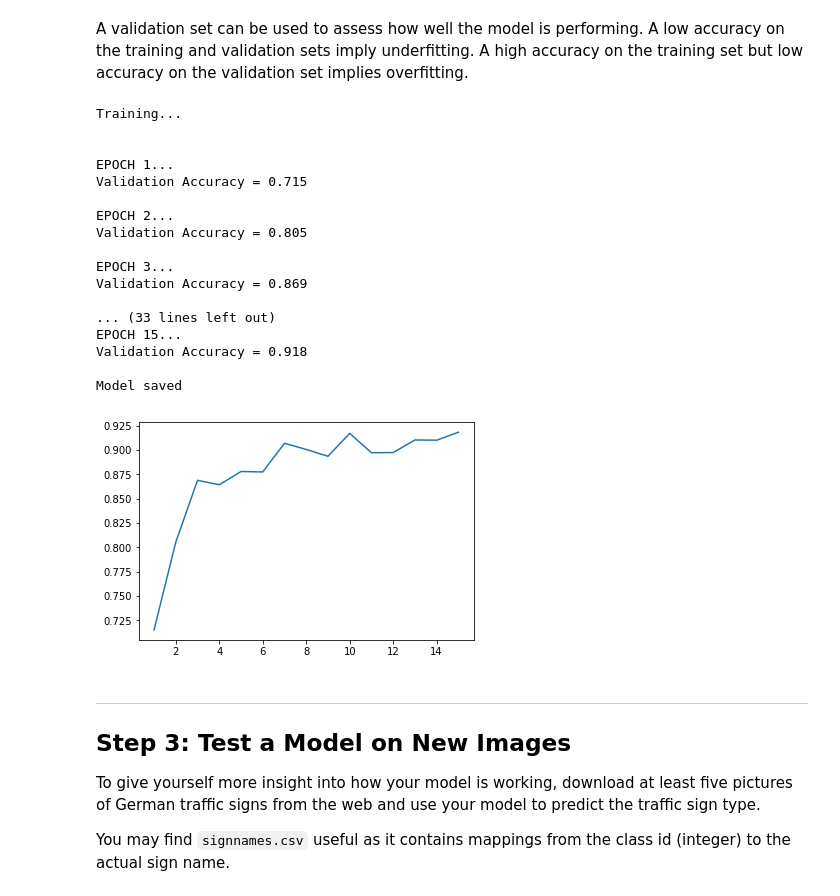
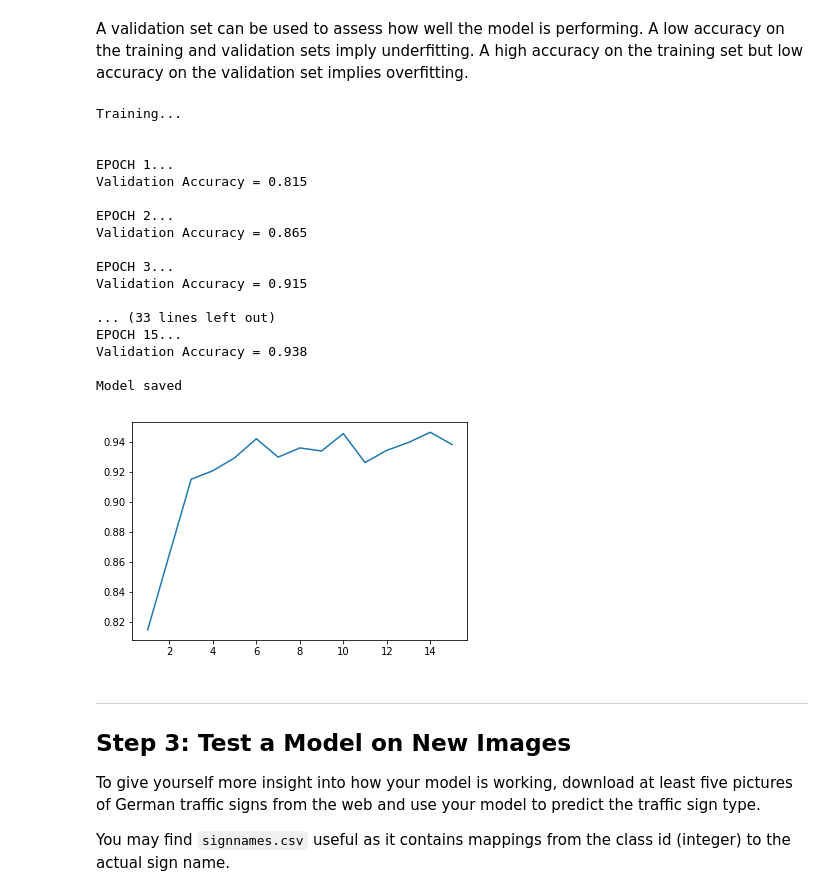
Before and after one commit to RobinCPC/CarND-Traffic-Sign-Classifier-Project, a Jupyter notebook: Traffic_Sign_Classifier.ipynb, the cells around one changed output. Saved outputs shown, nothing was run; the diff lists cells and outputs as text; code cells hidden in the pictures.

Commit message:
Add Dropout (regulator) and increase learning rate

```diff
--- a/Traffic_Sign_Classifier.ipynb
+++ b/Traffic_Sign_Classifier.ipynb
@@ -171,8 +171,9 @@ from tensorflow.contrib.layers import flatten
 import tensorflow as tf
 EPOCHS = 15
 BATCH_SIZE = 128
+Dropout = 0.8 # Dropout, Probability to keep units
 
-def LeNet(X):
+def LeNet(X, dropout):
     '''
     Define LeNet Architecture for train traffic sign images.
     Input X, a set of nparray (images) with shape (32, 32, 3)
@@ -181,19 +182,23 @@ def LeNet(X):
     # Arguments used for tf.truncated_normal, randomly defines variables for the weights and biases for each layer
     mu = 0
     sigma = 0.1
+
+    # Network parameters
+    n_classes = 43 # Number of output classes
+
     weights = {
         'wc1': tf.Variable(tf.truncated_normal([5, 5, 3, 6], mean=mu, stddev=sigma)),
         'wc2': tf.Variable(tf.truncated_normal([5, 5, 6, 16], mean=mu, stddev=sigma)),
         'wf3': tf.Variable(tf.truncated_normal([400, 120], mean=mu, stddev=sigma)),
         'wf4': tf.Variable(tf.truncated_normal([120, 84], mean=mu, stddev=sigma)),
-        'out': tf.Variable(tf.truncated_normal([84, 43], mean=mu, stddev=sigma))
+        'out': tf.Variable(tf.truncated_normal([84, n_classes], mean=mu, stddev=sigma))
     }
     biases = {
         'bc1': tf.Variable(tf.truncated_normal([6], mean=mu, stddev=sigma)),
         'bc2': tf.Variable(tf.truncated_normal([16], mean=mu, stddev=sigma)),
         'bf3': tf.Variable(tf.truncated_normal([120], mean=mu, stddev=sigma)),
         'bf4': tf.Variable(tf.truncated_normal([84], mean=mu, stddev=sigma)),
-        'out': tf.Variable(tf.truncated_normal([43], mean=mu, stddev=sigma))
+        'out': tf.Variable(tf.truncated_normal([n_classes], mean=mu, stddev=sigma))
     }
 
     # TODO: Layer 1: Convolutional. Input = 32x32x3. Output = 28x28x6.
@@ -244,6 +249,9 @@ def LeNet(X):
     # TODO: Activation.
     conv4 = tf.nn.relu(conv4)
 
+    # Add Dropout (regulator) berfore last layer.
+    conv4 = tf.nn.dropout(conv4, dropout)
+
     # TODO: Layer 5: Fully Connected. Input = 84. Output = 43.
     logits = tf.add(tf.matmul(conv4, weights['out']), biases['out'])
 
@@ -260,6 +268,7 @@ Train LeNet to classify [German Traffic Sign Dataset](http://benchmark.ini.rub.d
 x = tf.placeholder(tf.float32, (None, 32, 32, 3))
 y = tf.placeholder(tf.int32, (None))
 one_hot_y = tf.one_hot(y, 43)
+keep_prob = tf.placeholder(tf.float32)
 # %% [markdown]
 ### Train, Validate and Test the Model
 # %% [markdown]
@@ -274,9 +283,9 @@ sets imply underfitting. A high accuracy on the training set but low accuracy on
 
 ## Training Pipeline
 # create a train pipeline to classsify traffic sign images
-rate = 0.0008
+rate = 0.001
 
-logits = LeNet(x)
+logits = LeNet(x, keep_prob)
 cross_entropy = tf.nn.softmax_cross_entropy_with_logits(logits=logits, labels=one_hot_y)
 loss_operation = tf.reduce_mean(cross_entropy)
 optimizer = tf.train.AdamOptimizer(learning_rate=rate)
@@ -293,7 +302,7 @@ def evaluate(x_data, y_data):
     sess = tf.get_default_session()
     for offset in range(0, num_examples, BATCH_SIZE):
         batch_x, batch_y = x_data[offset:offset+BATCH_SIZE], y_data[offset:offset+BATCH_SIZE]
-        accuracy = sess.run(accuracy_operation, feed_dict={x:batch_x, y:batch_y})
+        accuracy = sess.run(accuracy_operation, feed_dict={x:batch_x, y:batch_y, keep_prob: 1.})
         total_accuracy += (accuracy * len(batch_x))
     return total_accuracy / num_examples
 # %%
@@ -315,39 +324,39 @@ with tf.Session() as sess:
     for i in range(EPOCHS):
         X_tr_nor, y_train = shuffle(X_tr_nor, y_train)
         for offset in range(0, num_examples, BATCH_SIZE):
             end = offset + BATCH_SIZE
             batch_x, batch_y = X_tr_nor[offset:end], y_train[offset:end]
-            sess.run(training_operation, feed_dict={x: batch_x, y: batch_y})
+            sess.run(training_operation, feed_dict={x: batch_x, y: batch_y, keep_prob:Dropout})
         validation_accuracy = evaluate(X_va_nor, y_valid)
         print('EPOCH {}...'.format(i+1))
         print('Validation Accuracy = {:.3f}'.format(validation_accuracy))
         print()
         epo_list.append(i+1)
         acc_list.append(validation_accuracy)
 
     saver.save(sess, './lenet')
     print('Model saved')
     plt.plot(epo_list, acc_list)
     plt.show()
 # %% [output]
 Training...
 
 
 EPOCH 1...
-Validation Accuracy = 0.715
+Validation Accuracy = 0.815
 
 EPOCH 2...
-Validation Accuracy = 0.805
+Validation Accuracy = 0.865
 
 EPOCH 3...
-Validation Accuracy = 0.869
+Validation Accuracy = 0.915
 
 ... (33 lines left out)
 EPOCH 15...
-Validation Accuracy = 0.918
+Validation Accuracy = 0.938
 
 Model saved
-[figure, old version]
+[figure, new version]
 # %% [markdown]
 ---
 
```
Also changed, not shown: parts of 1 cell of this notebook.
